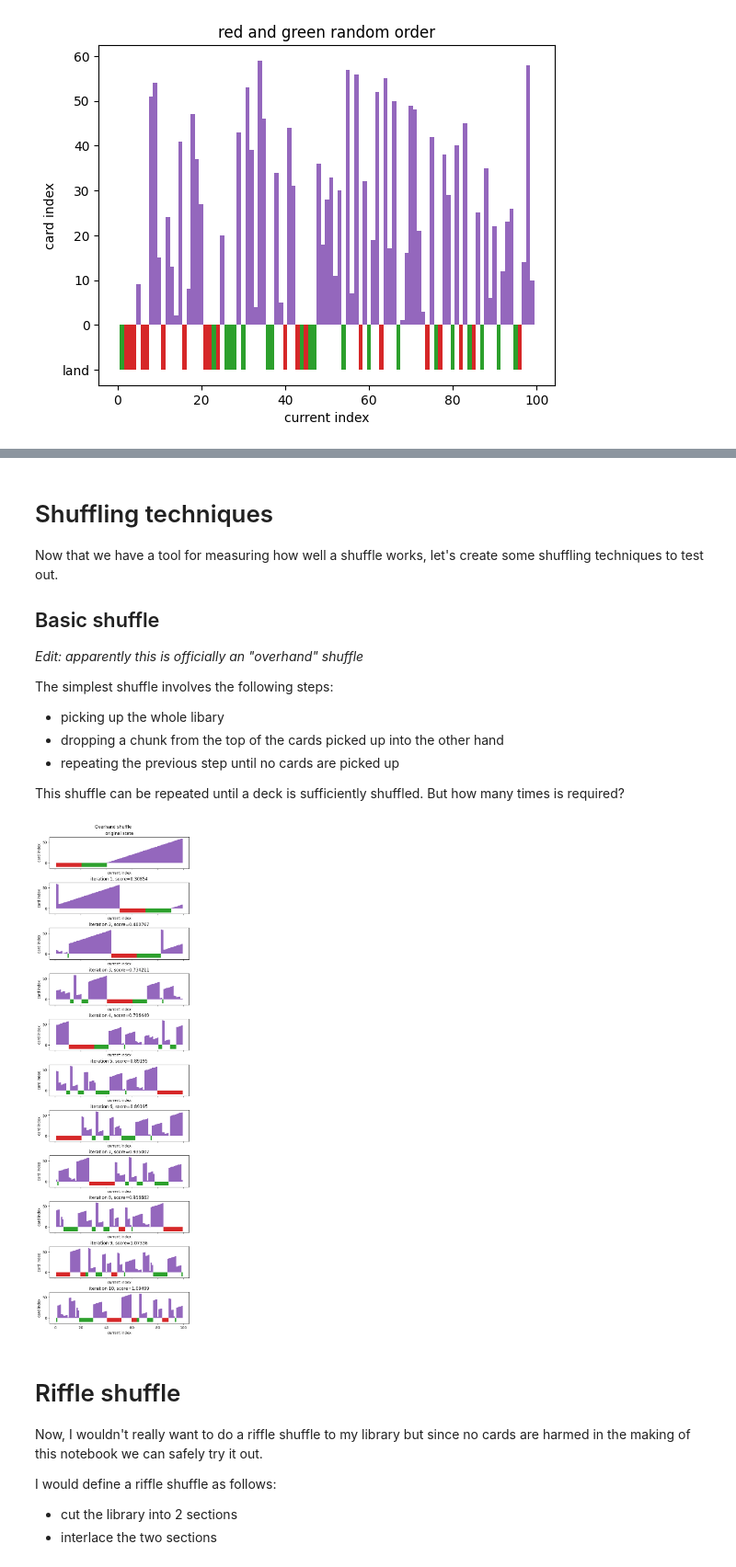
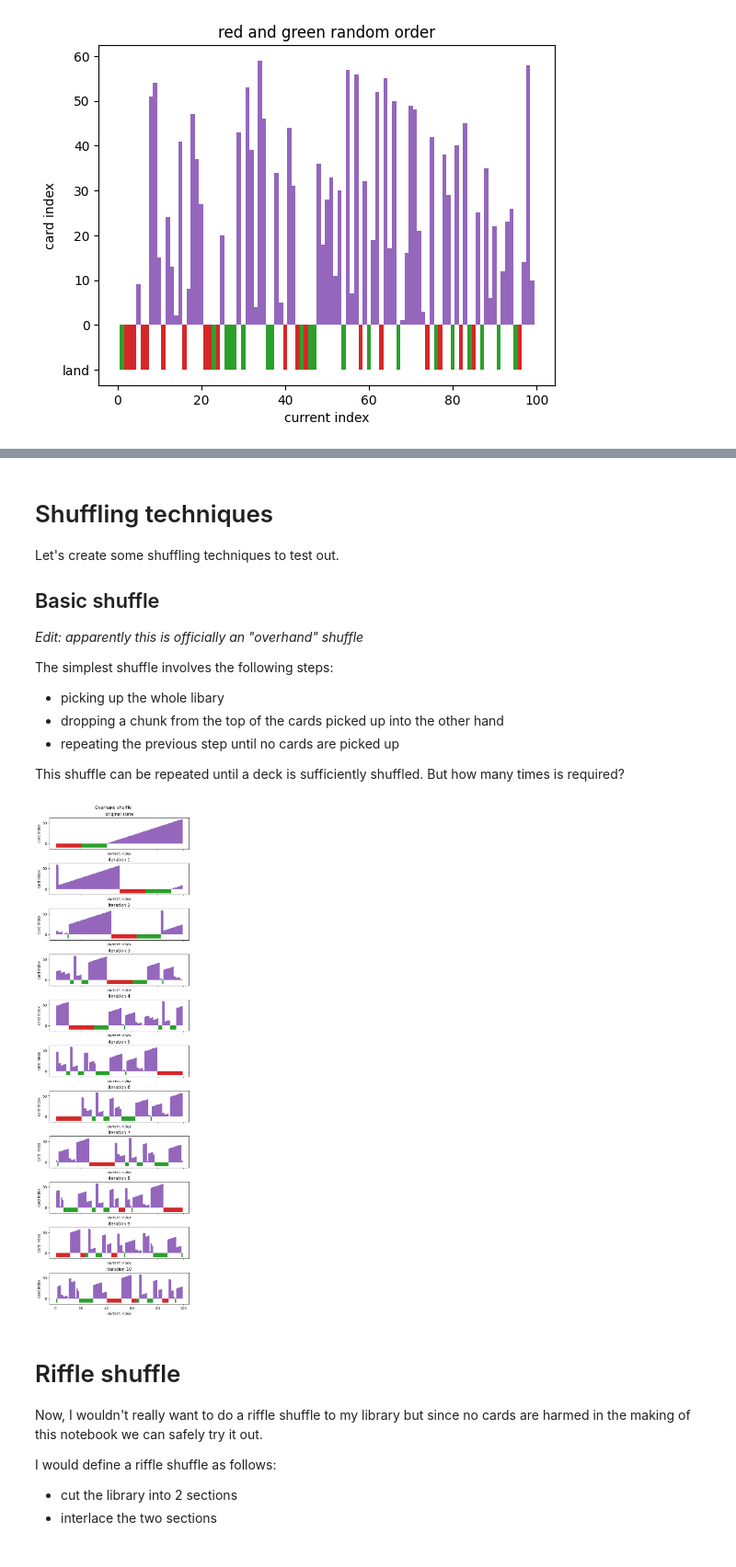
Before and after one commit to nouseforkeys/shuffle-visualisation, a Jupyter notebook: shuffle_visualisation.ipynb, the cells around one changed output, grey strips where cells are left out. Shown: that part at 92% size. Cells and saved outputs as stored; diff of their text form; code cells hidden in the pictures.

Commit message:
removed proximity score section and redid plots

```diff
--- a/shuffle_visualisation.ipynb
+++ b/shuffle_visualisation.ipynb
@@ -212,5 +96,0 @@ Here are some random examples to show what things look like vs proximity score:
-# %%
-for seed in range(3):
-    deck = get_commander_library(n_cards, lands, seed=seed)
-    score = proximity(ordered_deck, deck)
-    visualise(deck, title=f'{seed=}, {score=:.6g}')
@@ -221,7 +97,7 @@ for seed in range(3):
 # %% [markdown]
 # Shuffling techniques
 
-Now that we have a tool for measuring how well a shuffle works, let's create some shuffling techniques to test out.
+Let's create some shuffling techniques to test out.
 
 ## Basic shuffle
 
@@ -249,29 +125,28 @@ def basic_shuffle(library: list[int|str], seed: int = 0) -> list[int|str]:
 # %%
 # let's see what this shuffle looks like on an ordered deck
 def visualise_shuffle_iterations(
     library: list[int|str], shuffle: callable, n_iterations: int,
     title: str = None
 ) -> tuple[plt.Figure, plt.Axes]:
     fig, _ = plt.subplots(nrows=n_iterations + 1, sharex=True, constrained_layout=True)
     ax = fig.axes[0]
     visualise(library, ax=ax, title='original state')
 
     shuffled = library
     for ax, iteration in tqdm(
         zip(fig.axes[1:], range(n_iterations)),
         desc='iterating shuffle'
     ):
         shuffled = shuffle(shuffled, seed=iteration)
-        score = proximity(ordered_deck, shuffled, boundary=10)
-        visualise(shuffled, ax=ax, title=f'iteration {iteration + 1}, {score=:.6g}')
+        visualise(shuffled, ax=ax, title=f'iteration {iteration + 1}')
     if title is not None:
         fig.suptitle(title)
     fig.set_size_inches(6, 20)
 
 visualise_shuffle_iterations(
     ordered_deck, basic_shuffle, 10, 'Overhand shuffle')
 # %% [output]
-[figure, old version]
+[figure, new version]
 # %%
 # let's make some gifs
 def create_gif(image_paths: list, gif_name: Path, duration: int) -> None:
```
Also changed, not shown: parts of 9 cells of this notebook.
